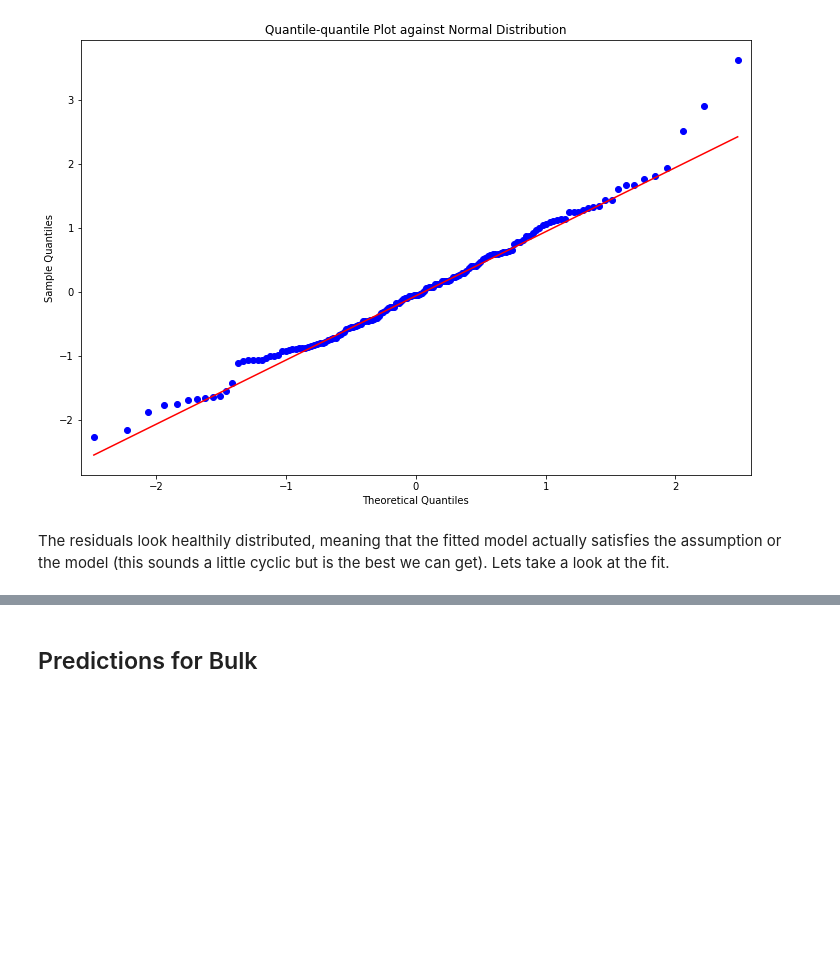
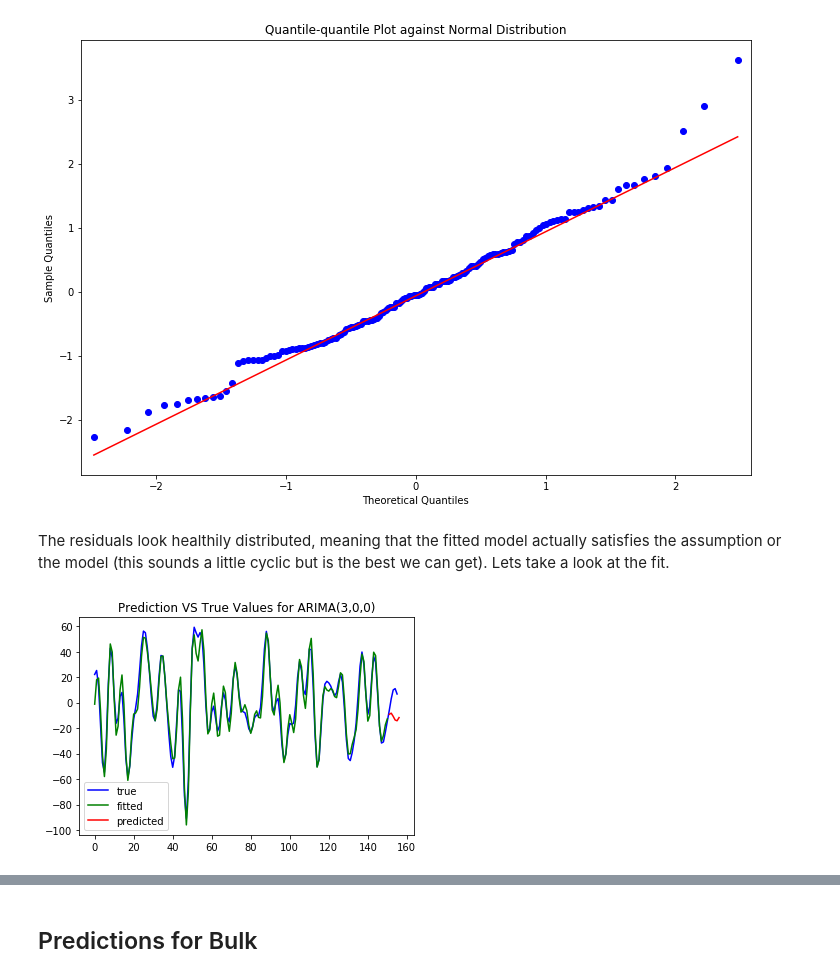
Before and after one commit to DylanYang7225/FMRI-Analysis, a Jupyter notebook: time_series_EDA.ipynb, the cells around one changed output, grey strips where cells are left out. Saved outputs shown, nothing was run; the diff lists cells and outputs as text; code cells hidden in the pictures; blank space fills up the shorter version.

```diff
--- a/time_series_EDA.ipynb
+++ b/time_series_EDA.ipynb
@@ -274,3 +274,14 @@ plt.show()
 [figure]
 # %% [markdown]
 The residuals look healthily distributed, meaning that the fitted model actually satisfies the assumption or the model (this sounds a little cyclic but is the best we can get). Lets take a look at the fit.
+# %%
+plt.plot(whole_ts, color='b', label='true')
+fitted_3_0_0 = arima_3_0_0.predict()
+predict_3_0_0 = arima_3_0_0.predict(start=151, end=156)
+plt.plot(fitted_3_0_0, color='g',label='fitted')
+plt.plot(predict_3_0_0, color='r', label='predicted')
+plt.title("Prediction VS True Values for ARIMA(3,0,0)")
+plt.legend()
+plt.show()
+# %% [output]
+[figure, added]
```
Also changed, not shown: parts of 12 cells of this notebook.
